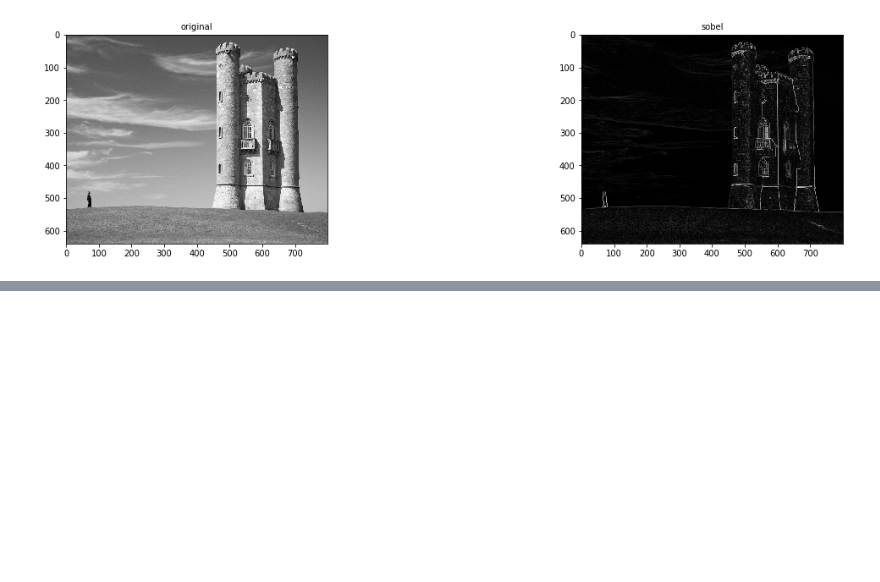
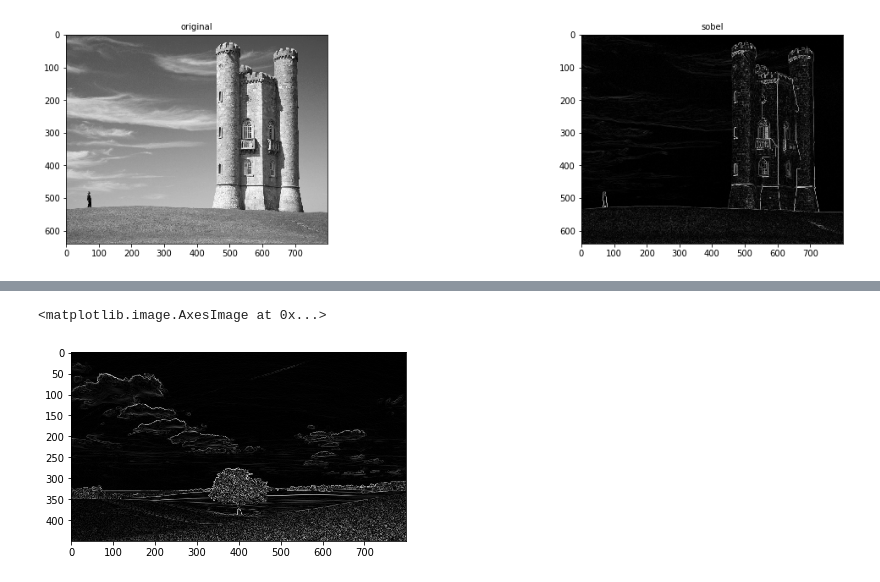
Before and after one commit to ahsantarique/Seam-Carving, a Jupyter notebook: SC.ipynb, the cells around one changed output, grey strips where cells are left out. Cells and saved outputs as stored; diff of their text form; code cells hidden in the pictures; blank space fills up the shorter version.

```diff
--- a/SC.ipynb
+++ b/SC.ipynb
@@ -443,2 +488,7 @@ edges.shape
 <Figure size 432x288 with 0 Axes>
 [figure]
+# %%
+plt.imshow(filters.scharr(im))
+# %% [output]
+<matplotlib.image.AxesImage at 0x...>
+[figure, added]
```
Also changed, not shown: parts of 2 cells of this notebook, 1 other file.
